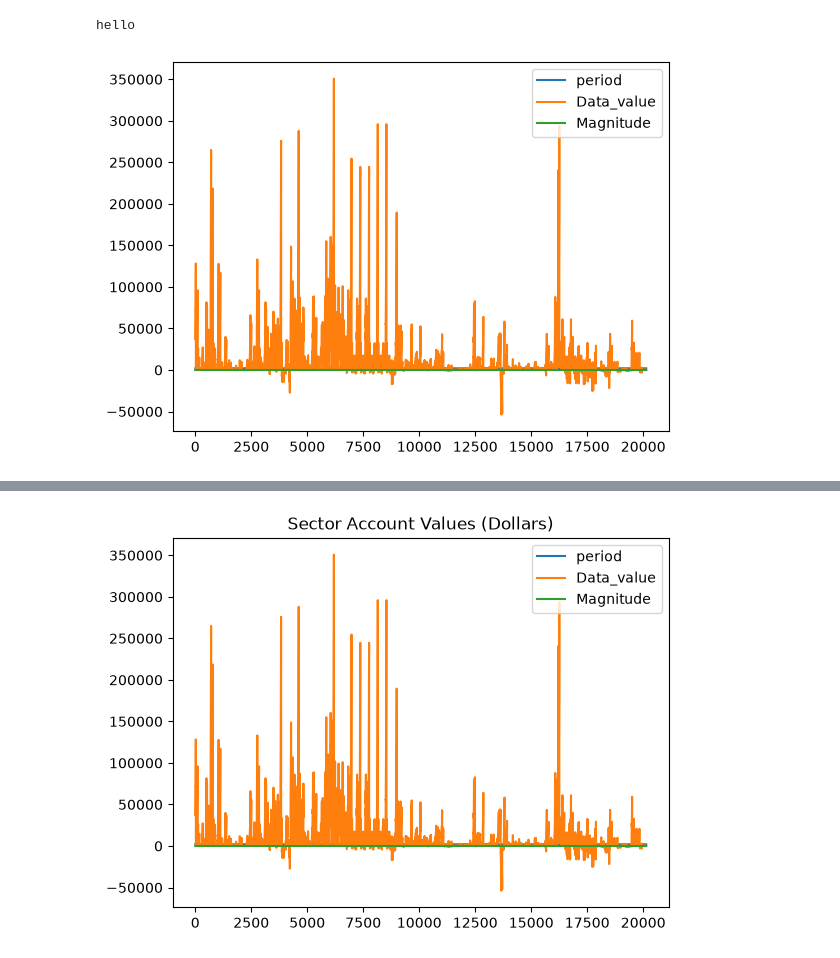
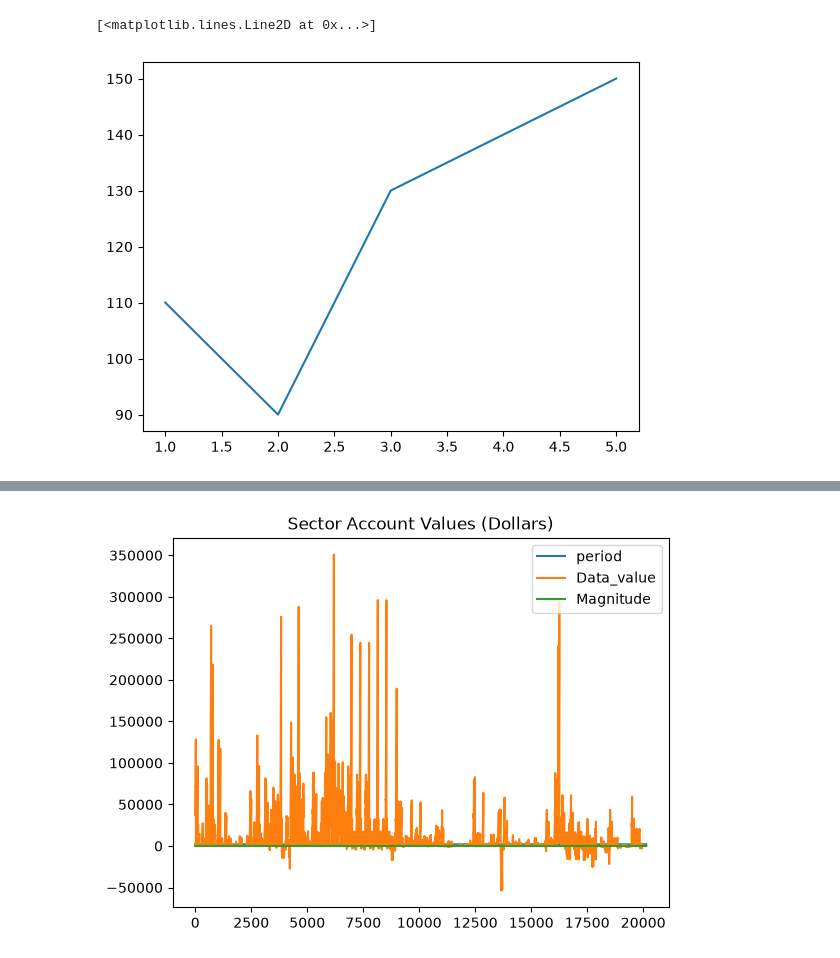
Before and after one commit to hamzashakeel112/python_programming, a Jupyter notebook: Day3/DataRepresentation/Untitled-1.ipynb, the cells around one changed output, grey strips where cells are left out. Saved outputs shown, nothing was run; the diff lists cells and outputs as text; code cells hidden in the pictures.

Commit message:
graphs and example

```diff
--- a/Day3/DataRepresentation/Untitled-1.ipynb
+++ b/Day3/DataRepresentation/Untitled-1.ipynb
@@ -1,16 +1,13 @@
 # %%
-print("hello")
+import matplotlib.pyplot as plt
-# %% [output]
-hello
 # %%
-import pandas as pd
-import matplotlib.pyplot as ptl
-data=pd.read_csv("na-isal-year-ended-march-2025-sector-accounts.csv")
-# dupdata=data.drop_duplicates()
-# dupdata=data.dropna()
+# chart
+x=[1,2,3,4,5]
+y=[110,90,130,140,150]
 
-data.plot()
-ptl.show()
+plt.plot(x,y) # this is line chart
+plt.show()
 # %% [output]
+[<matplotlib.lines.Line2D at 0x...>]
-[figure, old version]
+[figure, new version]
 # %%
```
Also changed, not shown: parts of 5 cells of this notebook, 2 other files.
